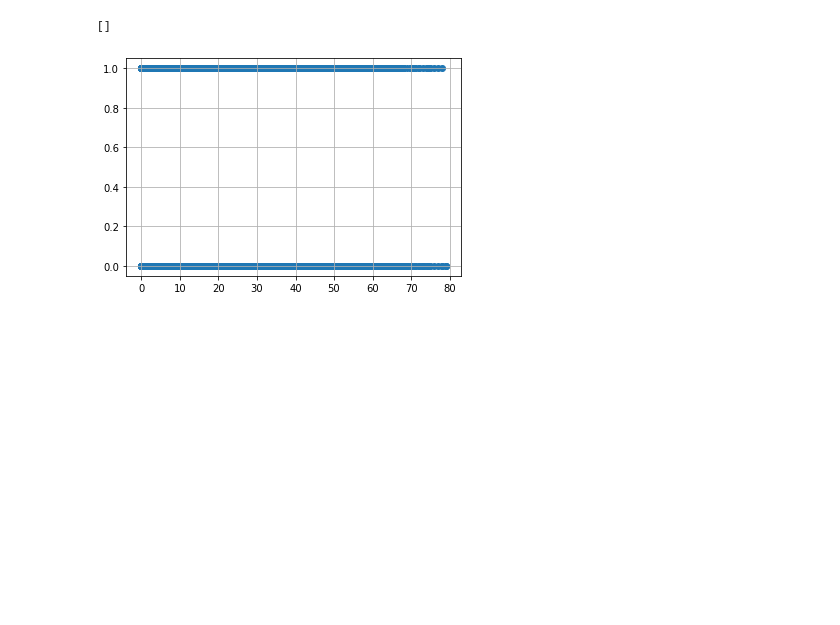
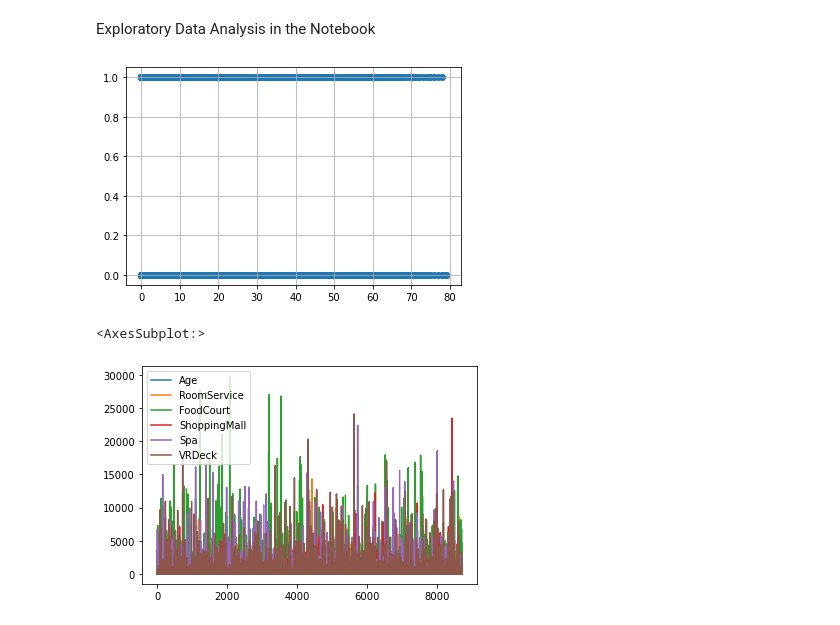
Before and after one commit to ewatson-shell/spaceship_titanic_kaggle, a Jupyter notebook: spaceship-titanic/SpaceShipTitanicipynb.ipynb, the cells around one changed output. Drawn from its saved outputs; the diff is of its cells as text; code cells hidden in the pictures; blank space fills up the shorter version.

```diff
--- a/spaceship-titanic/SpaceShipTitanicipynb.ipynb
+++ b/spaceship-titanic/SpaceShipTitanicipynb.ipynb
@@ -1,3 +1,5 @@
+# %% [markdown]
+Exploratory Data Analysis in the Notebook
 # %%
 # author Eleanor Watson
 # date 30-01-2023
@@ -25,7 +27,10 @@ df = pd.read_csv(train_fp)
 fig, ax = plt.subplots()
 ax.scatter(df['Age'], df['Transported'])
 ax.grid()
-ax.plot()
 # %% [output]
-[]
 [figure]
+# %%
+df.plot()
+# %% [output]
+<AxesSubplot:>
+[figure, added]
```
Also changed, not shown: parts of 18 cells of this notebook.
